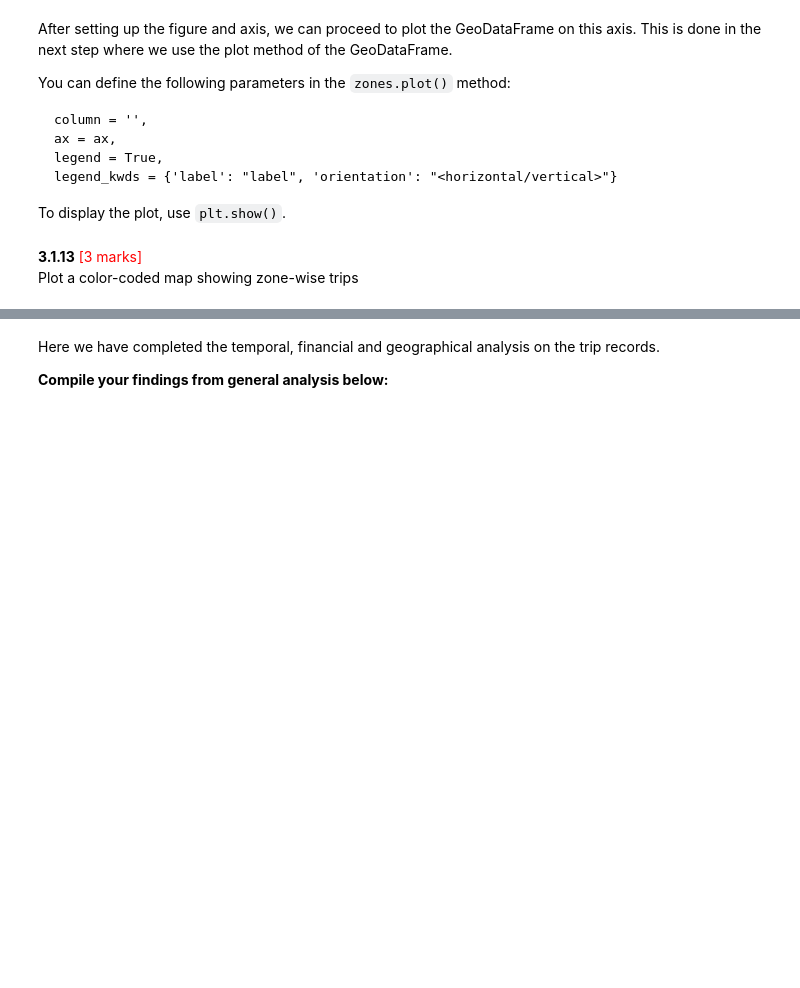
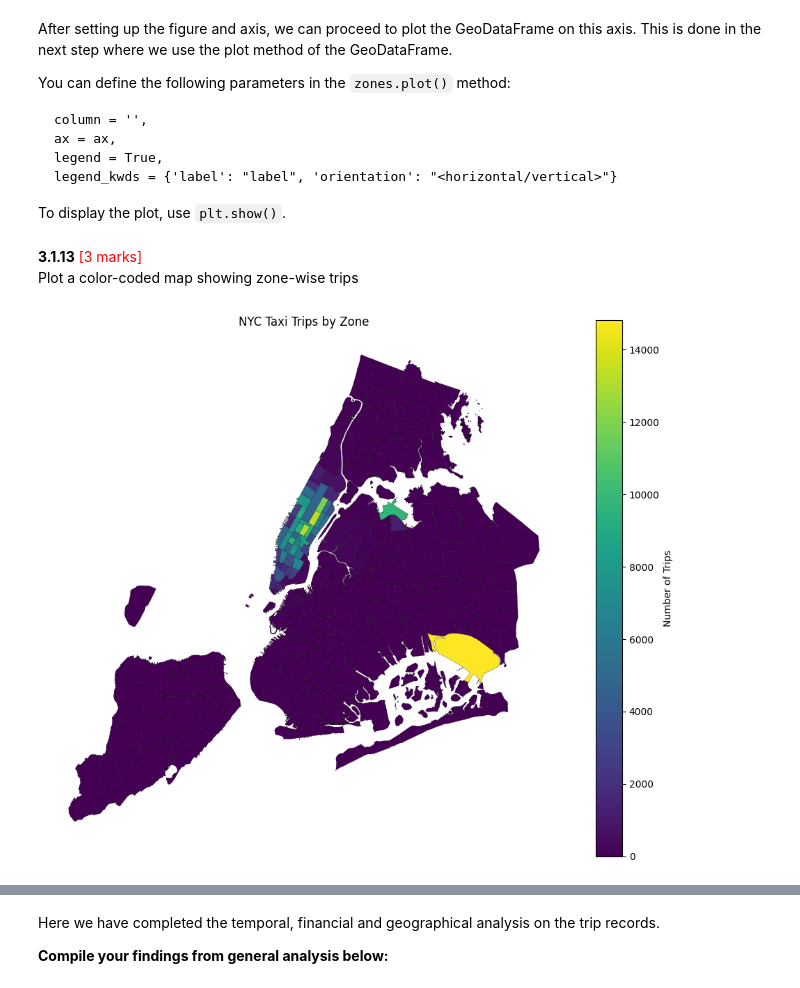
Before and after one commit to viswanathamveluri/epg-appliedai, a Jupyter notebook: assessment/EDA_Assg_NYC_Taxi_Starter.ipynb, the cells around one changed output, grey strips where cells are left out. Drawn from its saved outputs; the diff is of its cells as text; code cells hidden in the pictures; blank space fills up the shorter version.

```diff
--- a/assessment/EDA_Assg_NYC_Taxi_Starter.ipynb
+++ b/assessment/EDA_Assg_NYC_Taxi_Starter.ipynb
@@ -1970 +2196,43 @@ Plot a color-coded map showing zone-wise trips
+# %%
+# =========================================================
+# 3.1.13 Plot choropleth map for trip counts
+# =========================================================
+
+# Define figure and axis
+
+fig, ax = plt.subplots(
+    1,
+    1,
+    figsize=(12,10)
+)
+
+# Plot the map and display it
+
+zones_trips.plot(
+
+    column='trip_count',
+
+    ax=ax,
+
+    legend=True,
+
+    legend_kwds={
+        'label':'Number of Trips',
+        'orientation':'vertical'
+    },
+
+    edgecolor='black',
+
+    linewidth=0.2
+)
+
+# chart formatting
+
+plt.title('NYC Taxi Trips by Zone')
+
+plt.axis('off')
+
+plt.show()
+# %% [output]
+[figure, added]
 # %%
```
Also changed, not shown: parts of 22 cells of this notebook.
